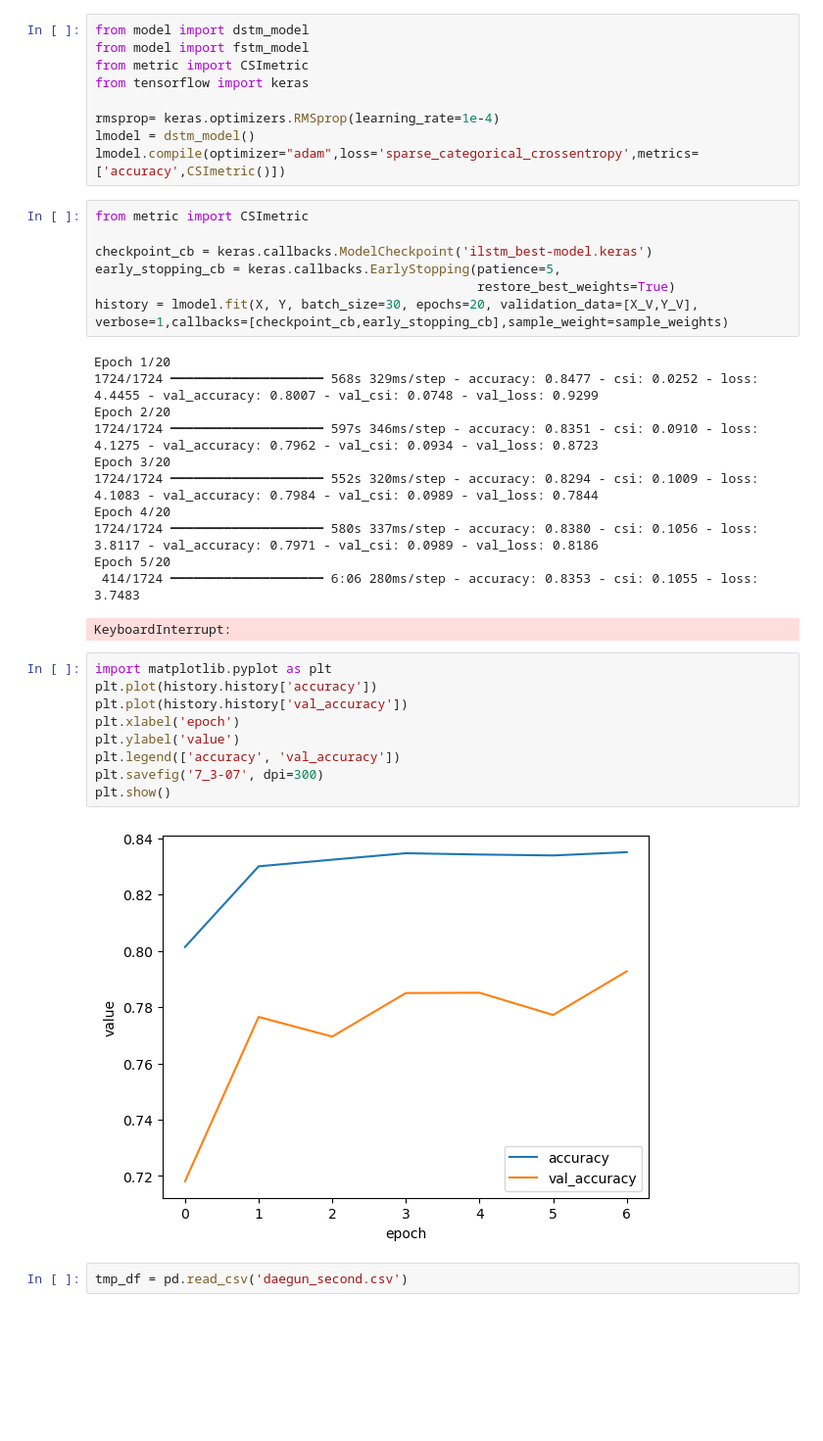
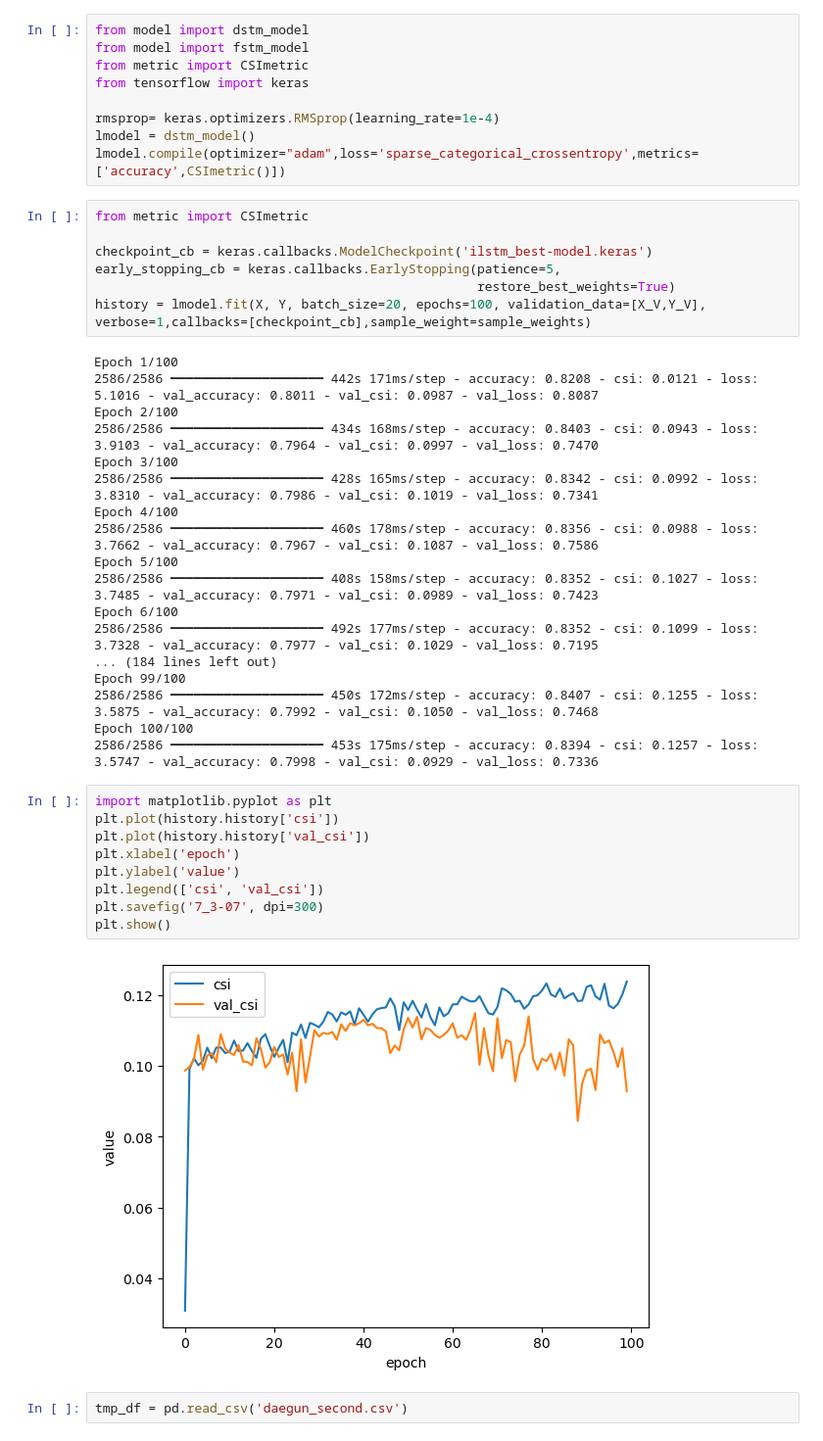
Before and after one commit to Abel3005/TSI, a Jupyter notebook: Model.ipynb, the cells around one changed output. Shown at 98% size. Drawn from its saved outputs; the diff is of its cells as text; blank space fills up the shorter version.

```diff
--- a/Model.ipynb
+++ b/Model.ipynb
@@ -418,30 +420,36 @@ from metric import CSImetric
 checkpoint_cb = keras.callbacks.ModelCheckpoint('ilstm_best-model.keras')
 early_stopping_cb = keras.callbacks.EarlyStopping(patience=5,
                                                   restore_best_weights=True)
-history = lmodel.fit(X, Y, batch_size=30, epochs=20, validation_data=[X_V,Y_V], verbose=1,callbacks=[checkpoint_cb,early_stopping_cb],sample_weight=sample_weights)
+history = lmodel.fit(X, Y, batch_size=20, epochs=100, validation_data=[X_V,Y_V], verbose=1,callbacks=[checkpoint_cb],sample_weight=sample_weights)
 # %% [output]
-Epoch 1/20
-1724/1724 ━━━━━━━━━━━━━━━━━━━━ 568s 329ms/step - accuracy: 0.8477 - csi: 0.0252 - loss: 4.4455 - val_accuracy: 0.8007 - val_csi: 0.0748 - val_loss: 0.9299
-Epoch 2/20
-1724/1724 ━━━━━━━━━━━━━━━━━━━━ 597s 346ms/step - accuracy: 0.8351 - csi: 0.0910 - loss: 4.1275 - val_accuracy: 0.7962 - val_csi: 0.0934 - val_loss: 0.8723
-Epoch 3/20
-1724/1724 ━━━━━━━━━━━━━━━━━━━━ 552s 320ms/step - accuracy: 0.8294 - csi: 0.1009 - loss: 4.1083 - val_accuracy: 0.7984 - val_csi: 0.0989 - val_loss: 0.7844
-Epoch 4/20
-1724/1724 ━━━━━━━━━━━━━━━━━━━━ 580s 337ms/step - accuracy: 0.8380 - csi: 0.1056 - loss: 3.8117 - val_accuracy: 0.7971 - val_csi: 0.0989 - val_loss: 0.8186
-Epoch 5/20
- 414/1724 ━━━━━━━━━━━━━━━━━━━━ 6:06 280ms/step - accuracy: 0.8353 - csi: 0.1055 - loss: 3.7483
+Epoch 1/100
+2586/2586 ━━━━━━━━━━━━━━━━━━━━ 442s 171ms/step - accuracy: 0.8208 - csi: 0.0121 - loss: 5.1016 - val_accuracy: 0.8011 - val_csi: 0.0987 - val_loss: 0.8087
+Epoch 2/100
+2586/2586 ━━━━━━━━━━━━━━━━━━━━ 434s 168ms/step - accuracy: 0.8403 - csi: 0.0943 - loss: 3.9103 - val_accuracy: 0.7964 - val_csi: 0.0997 - val_loss: 0.7470
+Epoch 3/100
+2586/2586 ━━━━━━━━━━━━━━━━━━━━ 428s 165ms/step - accuracy: 0.8342 - csi: 0.0992 - loss: 3.8310 - val_accuracy: 0.7986 - val_csi: 0.1019 - val_loss: 0.7341
+Epoch 4/100
+2586/2586 ━━━━━━━━━━━━━━━━━━━━ 460s 178ms/step - accuracy: 0.8356 - csi: 0.0988 - loss: 3.7662 - val_accuracy: 0.7967 - val_csi: 0.1087 - val_loss: 0.7586
+Epoch 5/100
+2586/2586 ━━━━━━━━━━━━━━━━━━━━ 408s 158ms/step - accuracy: 0.8352 - csi: 0.1027 - loss: 3.7485 - val_accuracy: 0.7971 - val_csi: 0.0989 - val_loss: 0.7423
+Epoch 6/100
+2586/2586 ━━━━━━━━━━━━━━━━━━━━ 492s 177ms/step - accuracy: 0.8352 - csi: 0.1099 - loss: 3.7328 - val_accuracy: 0.7977 - val_csi: 0.1029 - val_loss: 0.7195
+... (184 lines left out)
+Epoch 99/100
+2586/2586 ━━━━━━━━━━━━━━━━━━━━ 450s 172ms/step - accuracy: 0.8407 - csi: 0.1255 - loss: 3.5875 - val_accuracy: 0.7992 - val_csi: 0.1050 - val_loss: 0.7468
+Epoch 100/100
+2586/2586 ━━━━━━━━━━━━━━━━━━━━ 453s 175ms/step - accuracy: 0.8394 - csi: 0.1257 - loss: 3.5747 - val_accuracy: 0.7998 - val_csi: 0.0929 - val_loss: 0.7336
-KeyboardInterrupt:
 # %%
 import matplotlib.pyplot as plt
-plt.plot(history.history['accuracy'])
-plt.plot(history.history['val_accuracy'])
+plt.plot(history.history['csi'])
+plt.plot(history.history['val_csi'])
 plt.xlabel('epoch')
 plt.ylabel('value')
-plt.legend(['accuracy', 'val_accuracy'])
+plt.legend(['csi', 'val_csi'])
 plt.savefig('7_3-07', dpi=300)
 plt.show()
 # %% [output]
-[figure, old version]
+[figure, new version]
 # %%
 tmp_df = pd.read_csv('daegun_second.csv')
 # %%
```
Also changed, not shown: parts of 2 cells of this notebook, 14 other files.
